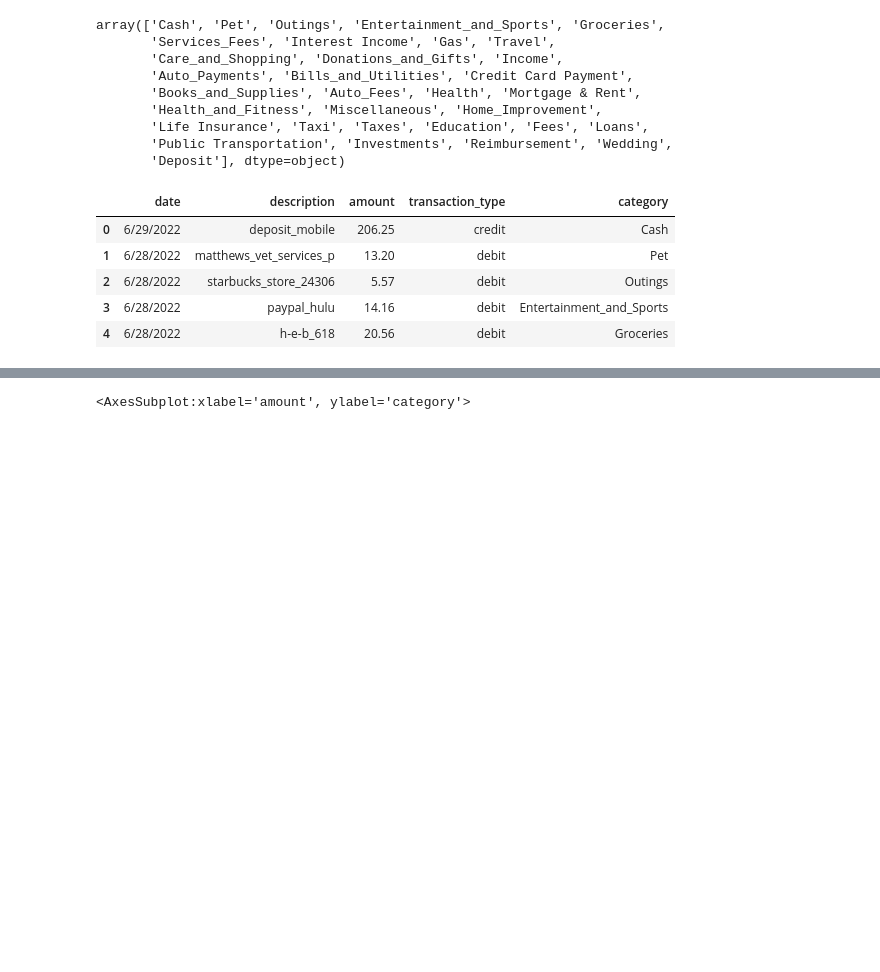
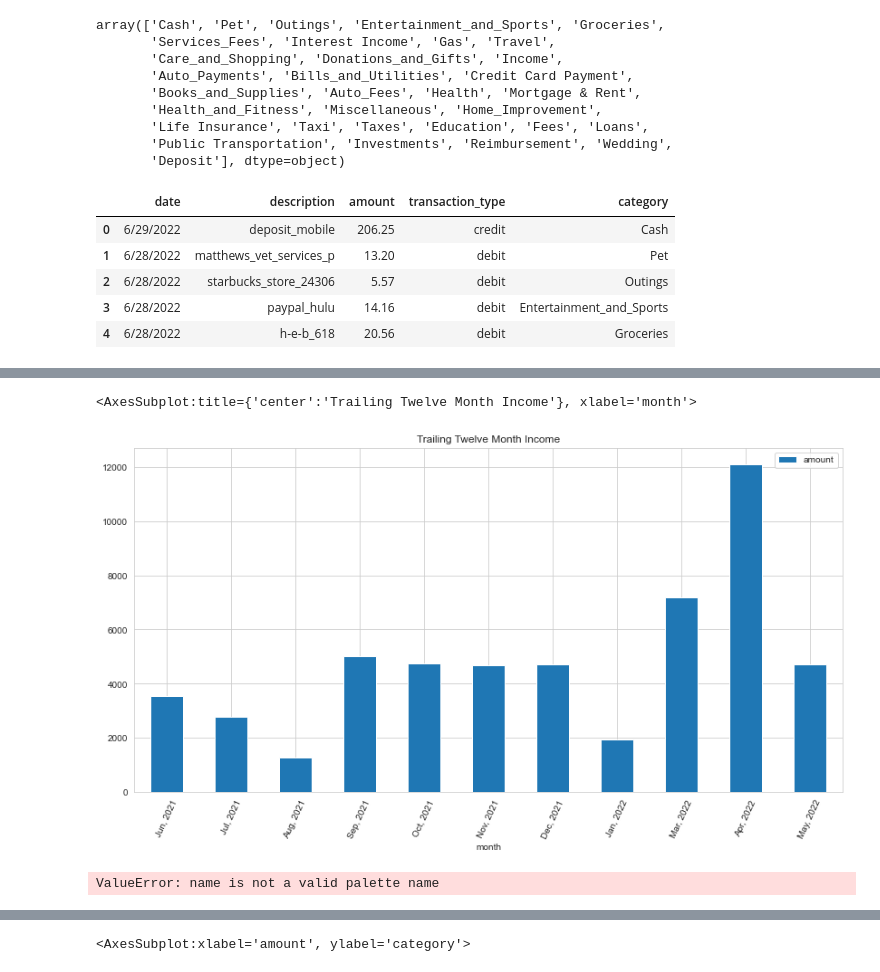
Before and after one commit to Severina7/personal_project, a Jupyter notebook: personal_project.ipynb, the cells around one changed output, grey strips where cells are left out. Saved outputs shown, nothing was run; the diff lists cells and outputs as text; code cells hidden in the pictures; blank space fills up the shorter version.

```diff
--- a/personal_project.ipynb
+++ b/personal_project.ipynb
@@ -704,0 +643,13 @@ transactions.head()
+# %%
+income.loc['Jun, 2021':'May, 2022'].groupby('month', sort=False).amount.sum().plot(kind='bar',
+                                                             figsize=(14, 7),
+                                                             legend=True,
+                                                             rot=65,
+                                                             title='Trailing Twelve Month Income')
+# %% [output]
+<AxesSubplot:title={'center':'Trailing Twelve Month Income'}, xlabel='month'>
+[figure, added]
+# %%
+sns.color_palette('name')
+# %% [output]
+ValueError: name is not a valid palette name
```
Also changed, not shown: parts of 76 cells of this notebook.
